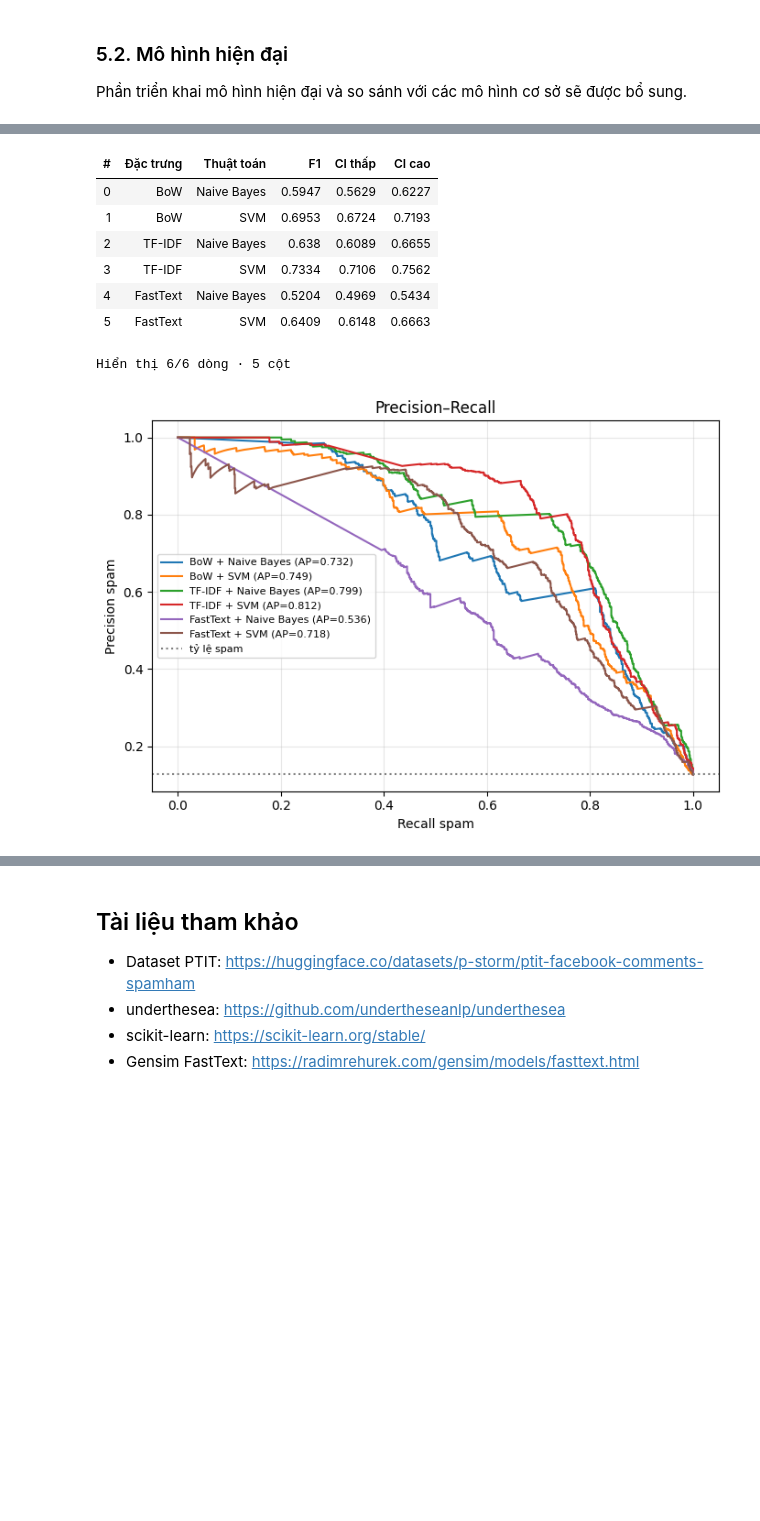
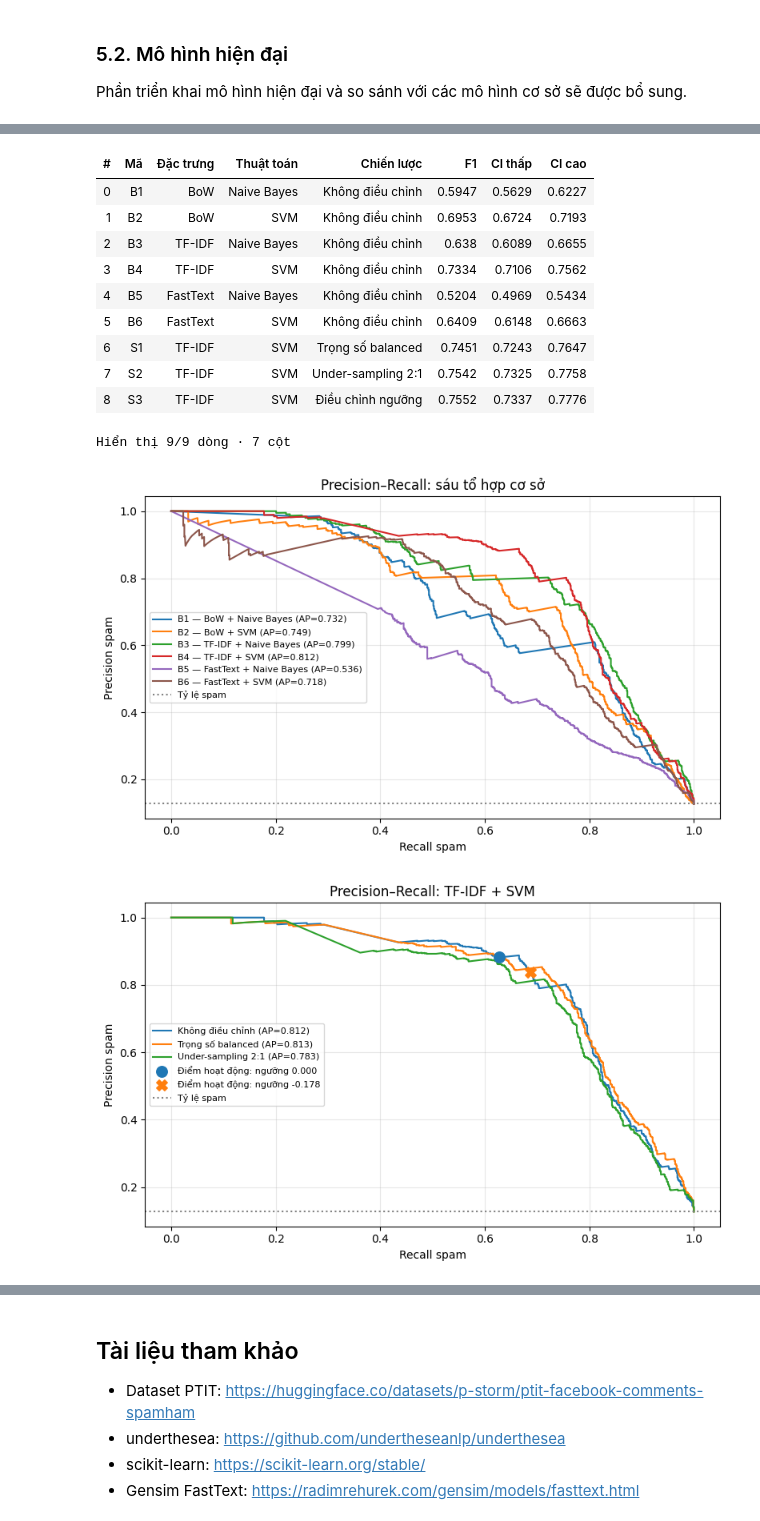
Before and after one commit to P-Bao/ptit-facebook-spam-ham, a Jupyter notebook: notebooks/02_thuc_nghiem_va_demo.ipynb, the cells around one changed output, grey strips where cells are left out. Saved outputs shown, nothing was run; the diff lists cells and outputs as text; code cells hidden in the pictures; blank space fills up the shorter version.

```diff
--- a/notebooks/02_thuc_nghiem_va_demo.ipynb
+++ b/notebooks/02_thuc_nghiem_va_demo.ipynb
@@ -269,14 +267,0 @@ Từ vựng, IDF và embedding được học trong phần train của từng fo
-# %%
-# Grid/cấu hình nằm ở pipeline/modeling/experiments.py: make_pipe().
-# Fit vectorizer và model trong train của từng fold, không fit trên test.
-cache_dir = tempfile.TemporaryDirectory(prefix="spamham_cache_", dir=ARTIFACT_DIR)
-cache = Memory(cache_dir.name, verbose=0)
-RESULTS = []
-for pre in TEXT:
-    X_train_text = TEXT[pre].iloc[train_idx].to_numpy()
-    for feature in FEATURES:
-        for algorithm in MODELS:
-            result = fit_experiment(pre, feature, algorithm, X_train_text, y_train, CV_FOLDS,
-                                    seed=SEED, cache=cache, n_jobs=N_JOBS)
-            RESULTS.append(result)
-            print(pre, feature, algorithm, f"CV F1={result['CV F1 (spam)']:.4f}", result["Tham số"], flush=True)
@@ -537,23 +573,45 @@ không sử dụng kết quả test để điều chỉnh lại mô hình.
 # %%
 ci = []
-for record in sel:
+for record in CANDIDATES:
     lo, hi = boot_ci(y_test, record["_pred"])
-    ci.append({"Đặc trưng": record["Đặc trưng"], "Thuật toán": record["Thuật toán"], "F1": record["F1"], "CI thấp": lo, "CI cao": hi})
+    ci.append({"Mã": record["Mã"], "Đặc trưng": record["Đặc trưng"], "Thuật toán": record["Thuật toán"],
+               "Chiến lược": record["Chiến lược"], "F1": record["F1"], "CI thấp": lo, "CI cao": hi})
 display(pd.DataFrame(ci).round(4))
-fig, ax = plt.subplots(figsize=(7, 5))
-for record in sel:
+
+fig, ax = plt.subplots(figsize=(8, 5))
+for record in RESULTS:
     precision, recall, _ = precision_recall_curve(y_test, record["_score"])
-    ax.plot(recall, precision, label=f"{record['Đặc trưng']} + {record['Thuật toán']} (AP={record['AP']:.3f})")
-ax.axhline(y_test.mean(), ls=":", color="gray", label="tỷ lệ spam")
-ax.set(xlabel="Recall spam", ylabel="Precision spam", title="Precision–Recall")
-ax.legend(fontsize=8); ax.grid(alpha=.3); plt.tight_layout(); plt.show()
+    ax.plot(recall, precision, label=f"{record['Mã']} — {record['Đặc trưng']} + {record['Thuật toán']} (AP={record['AP']:.3f})")
+ax.axhline(y_test.mean(), ls=":", color="gray", label="Tỷ lệ spam")
+ax.set(xlabel="Recall spam", ylabel="Precision spam", title="Precision–Recall: sáu tổ hợp cơ sở")
+ax.legend(fontsize=8); ax.grid(alpha=.3); fig.tight_layout()
+fig.savefig(ARTIFACT_DIR / "pr_baselines.png", dpi=140, bbox_inches="tight")
+plt.show()
+
+assert np.allclose(focus["_score"], tuned["_score"]), "Nhánh ngưỡng phải giữ nguyên decision score của mô hình đối chứng."
+fig, ax = plt.subplots(figsize=(8, 5))
+for record in [focus, balanced, under]:
+    precision, recall, _ = precision_recall_curve(y_test, record["_score"])
+    ax.plot(recall, precision, label=f"{record['Chiến lược']} (AP={record['AP']:.3f})")
+for record, marker in [(focus, "o"), (tuned, "X")]:
+    ax.scatter(record["Recall"], record["Precision"], marker=marker, s=95, zorder=5,
+               label=f"Điểm hoạt động: ngưỡng {record['_threshold']:.3f}")
+ax.axhline(y_test.mean(), ls=":", color="gray", label="Tỷ lệ spam")
+ax.set(xlabel="Recall spam", ylabel="Precision spam", title="Precision–Recall: TF-IDF + SVM")
+ax.legend(fontsize=8); ax.grid(alpha=.3); fig.tight_layout()
+fig.savefig(ARTIFACT_DIR / "pr_strategies.png", dpi=140, bbox_inches="tight")
+plt.show()
 # %% [output]
-| # | Đặc trưng | Thuật toán | F1 | CI thấp | CI cao |
-| 0 | BoW | Naive Bayes | 0.5947 | 0.5629 | 0.6227 |
-| 1 | BoW | SVM | 0.6953 | 0.6724 | 0.7193 |
-| 2 | TF-IDF | Naive Bayes | 0.638 | 0.6089 | 0.6655 |
-| 3 | TF-IDF | SVM | 0.7334 | 0.7106 | 0.7562 |
-| 4 | FastText | Naive Bayes | 0.5204 | 0.4969 | 0.5434 |
-| 5 | FastText | SVM | 0.6409 | 0.6148 | 0.6663 |
+| # | Mã | Đặc trưng | Thuật toán | Chiến lược | F1 | CI thấp | CI cao |
+| 0 | B1 | BoW | Naive Bayes | Không điều chỉnh | 0.5947 | 0.5629 | 0.6227 |
+| 1 | B2 | BoW | SVM | Không điều chỉnh | 0.6953 | 0.6724 | 0.7193 |
+| 2 | B3 | TF-IDF | Naive Bayes | Không điều chỉnh | 0.638 | 0.6089 | 0.6655 |
+| 3 | B4 | TF-IDF | SVM | Không điều chỉnh | 0.7334 | 0.7106 | 0.7562 |
+| 4 | B5 | FastText | Naive Bayes | Không điều chỉnh | 0.5204 | 0.4969 | 0.5434 |
+| 5 | B6 | FastText | SVM | Không điều chỉnh | 0.6409 | 0.6148 | 0.6663 |
+| 6 | S1 | TF-IDF | SVM | Trọng số balanced | 0.7451 | 0.7243 | 0.7647 |
+| 7 | S2 | TF-IDF | SVM | Under-sampling 2:1 | 0.7542 | 0.7325 | 0.7758 |
+| 8 | S3 | TF-IDF | SVM | Điều chỉnh ngưỡng | 0.7552 | 0.7337 | 0.7776 |
-Hiển thị 6/6 dòng · 5 cột
+Hiển thị 9/9 dòng · 7 cột
-[figure, old version]
+[figure, new version]
+[figure, added]
```
Also changed, not shown: parts of 39 cells of this notebook, 34 other files.
